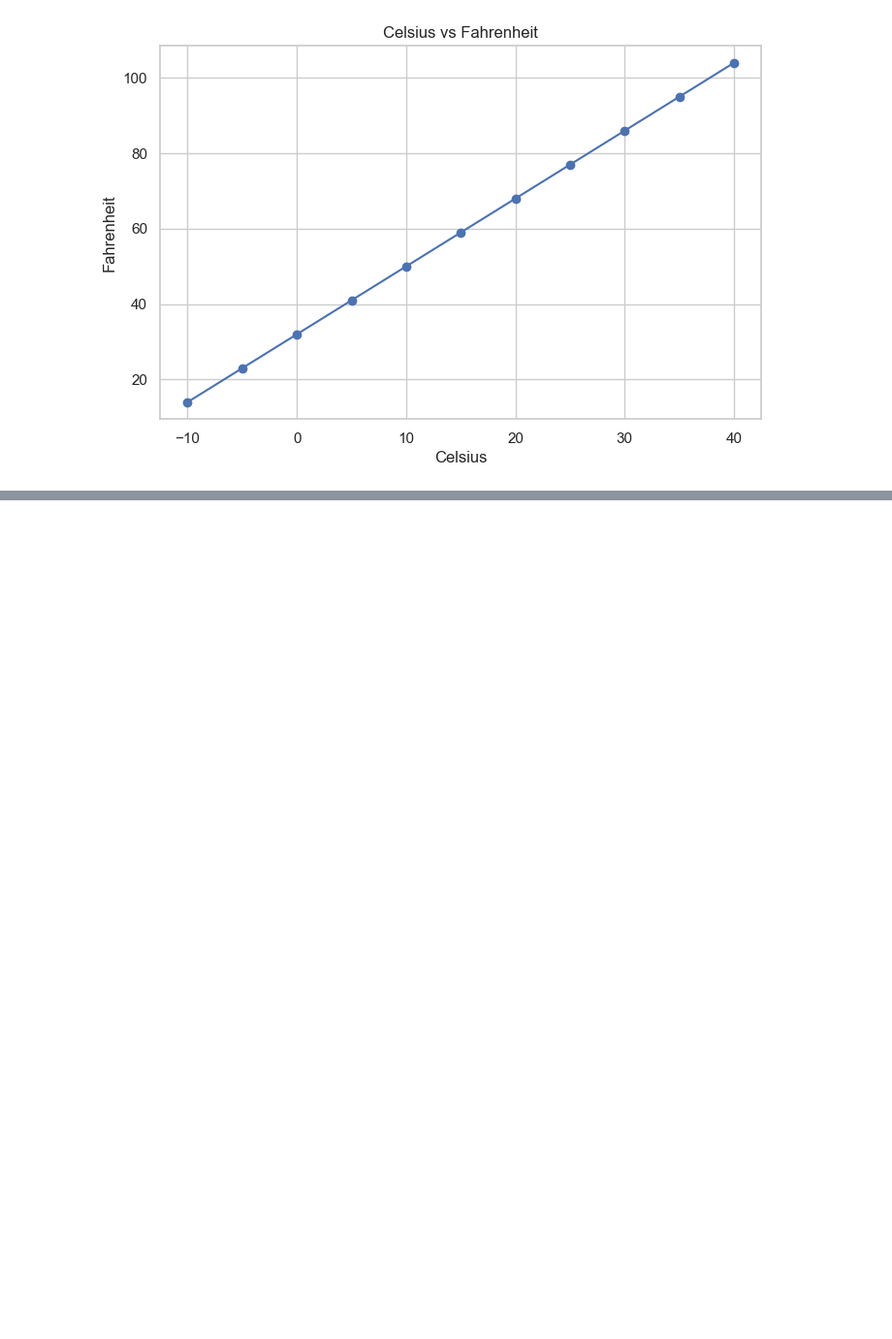
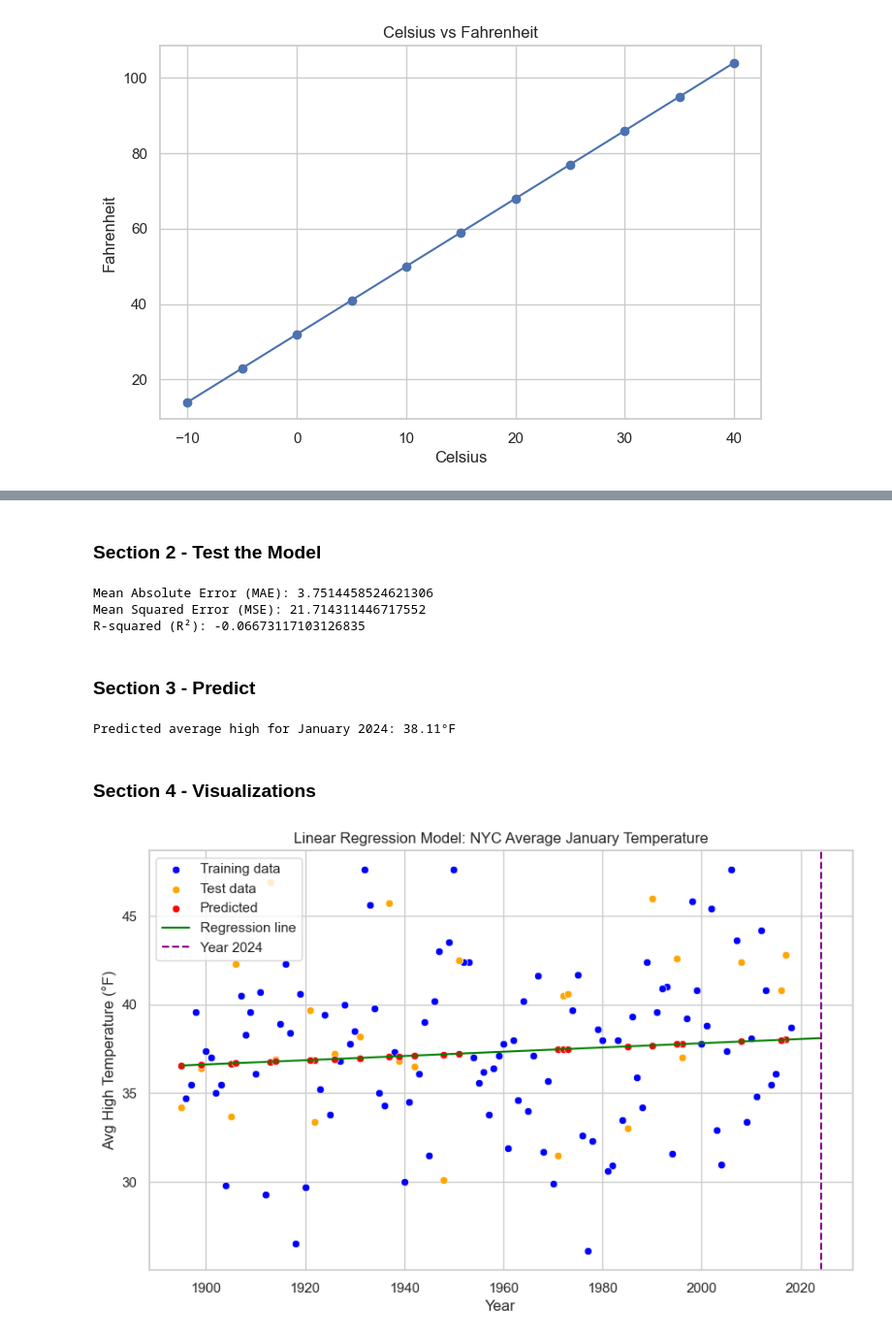
Before and after one commit to teflxndxn/datafun-07-applied, a Jupyter notebook: blessing_ml.ipynb, the cells around one changed output, grey strips where cells are left out. Shown at 97% size. Drawn from its saved outputs; the diff is of its cells as text; code cells hidden in the pictures; blank space fills up the shorter version.

```diff
--- a/blessing_ml.ipynb
+++ b/blessing_ml.ipynb
@@ -311,0 +227,59 @@ This project highlights both the usefulness and the limitations of applying simp
+# %% [markdown]
+### Section 2 - Test the Model
+# %%
+# Evaluate Model
+from sklearn.metrics import mean_absolute_error, mean_squared_error, r2_score
+
+y_pred = model.predict(X_test)
+
+print("Mean Absolute Error (MAE):", mean_absolute_error(y_test, y_pred))
+print("Mean Squared Error (MSE):", mean_squared_error(y_test, y_pred))
+print("R-squared (R²):", r2_score(y_test, y_pred))
+# %% [output]
+Mean Absolute Error (MAE): 3.7514458524621306
+Mean Squared Error (MSE): 21.714311446717552
+R-squared (R²): -0.06673117103126835
+# %% [markdown]
+### Section 3 - Predict
+# %%
+# Prepare future year for prediction
+future_year = pd.DataFrame({'Year': [2024]})
+
+future_temp = model.predict(future_year)[0]
+print(f"Predicted average high for January 2024: {future_temp:.2f}°F")
+# %% [output]
+Predicted average high for January 2024: 38.11°F
+# %% [markdown]
+### Section 4 - Visualizations
+# %%
+# Plot training, test, and regression
+import matplotlib.pyplot as plt
+import seaborn as sns
+import numpy as np
+
+plt.figure(figsize=(10,6))
+
+# Plot training data points
+sns.scatterplot(x=X_train['Year'], y=y_train, color='blue', label='Training data')
+
+# Plot test data points
+sns.scatterplot(x=X_test['Year'], y=y_test, color='orange', label='Test data')
+
+# Plot predictions on test data
+sns.scatterplot(x=X_test['Year'], y=y_pred, color='red', label='Predicted')
+
+# Plot regression line across all years including future
+years_all = pd.DataFrame(np.linspace(nyc_df['Year'].min(), 2024, 500), columns=['Year'])
+temps_all = model.predict(years_all)
+plt.plot(years_all['Year'], temps_all, color='green', label='Regression line')
+
+# Highlight the prediction year 2024
+plt.axvline(2024, color='purple', linestyle='--', label='Year 2024')
+
+plt.title('Linear Regression Model: NYC Average January Temperature')
+plt.xlabel('Year')
+plt.ylabel('Avg High Temperature (°F)')
+plt.legend()
+plt.show()
+# %% [output]
+[figure, added]
```
Also changed, not shown: parts of 36 cells of this notebook.
